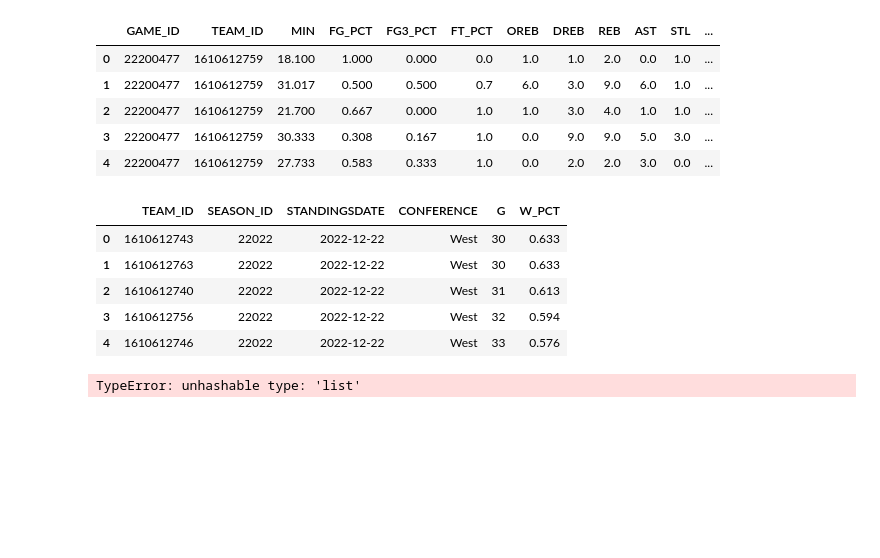
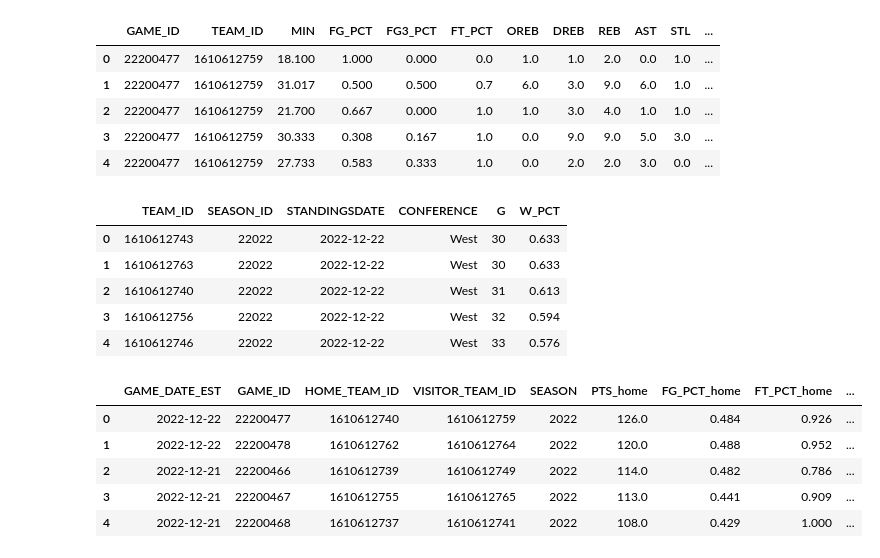
Before and after one commit to musjawai/data102-final-project, a Jupyter notebook: predictors.ipynb, the cells around one changed output. Cells and saved outputs as stored; diff of their text form; code cells hidden in the pictures; blank space fills up the shorter version.

```diff
--- a/predictors.ipynb
+++ b/predictors.ipynb
@@ -69,6 +69,11 @@ datasets['ranking'].head(5)
 # %%
 datasets['games'] = datasets['games'].drop(['GAME_STATUS_TEXT', "TEAM_ID_home", "TEAM_ID_away"], axis=1)
 datasets['games']["GAME_DATE_EST"] = pd.to_datetime(datasets['games']["GAME_DATE_EST"])
-datasets['games'].head()
+datasets['games'].head(5)
 # %% [output]
-TypeError: unhashable type: 'list'
+|  | GAME_DATE_EST | GAME_ID | HOME_TEAM_ID | VISITOR_TEAM_ID | SEASON | PTS_home | FG_PCT_home | FT_PCT_home | ... |
+| 0 | 2022-12-22 | 22200477 | 1610612740 | 1610612759 | 2022 | 126.0 | 0.484 | 0.926 | ... |
+| 1 | 2022-12-22 | 22200478 | 1610612762 | 1610612764 | 2022 | 120.0 | 0.488 | 0.952 | ... |
+| 2 | 2022-12-21 | 22200466 | 1610612739 | 1610612749 | 2022 | 114.0 | 0.482 | 0.786 | ... |
+| 3 | 2022-12-21 | 22200467 | 1610612755 | 1610612765 | 2022 | 113.0 | 0.441 | 0.909 | ... |
+| 4 | 2022-12-21 | 22200468 | 1610612737 | 1610612741 | 2022 | 108.0 | 0.429 | 1.000 | ... |
```
Also changed, not shown: parts of 5 cells of this notebook.
